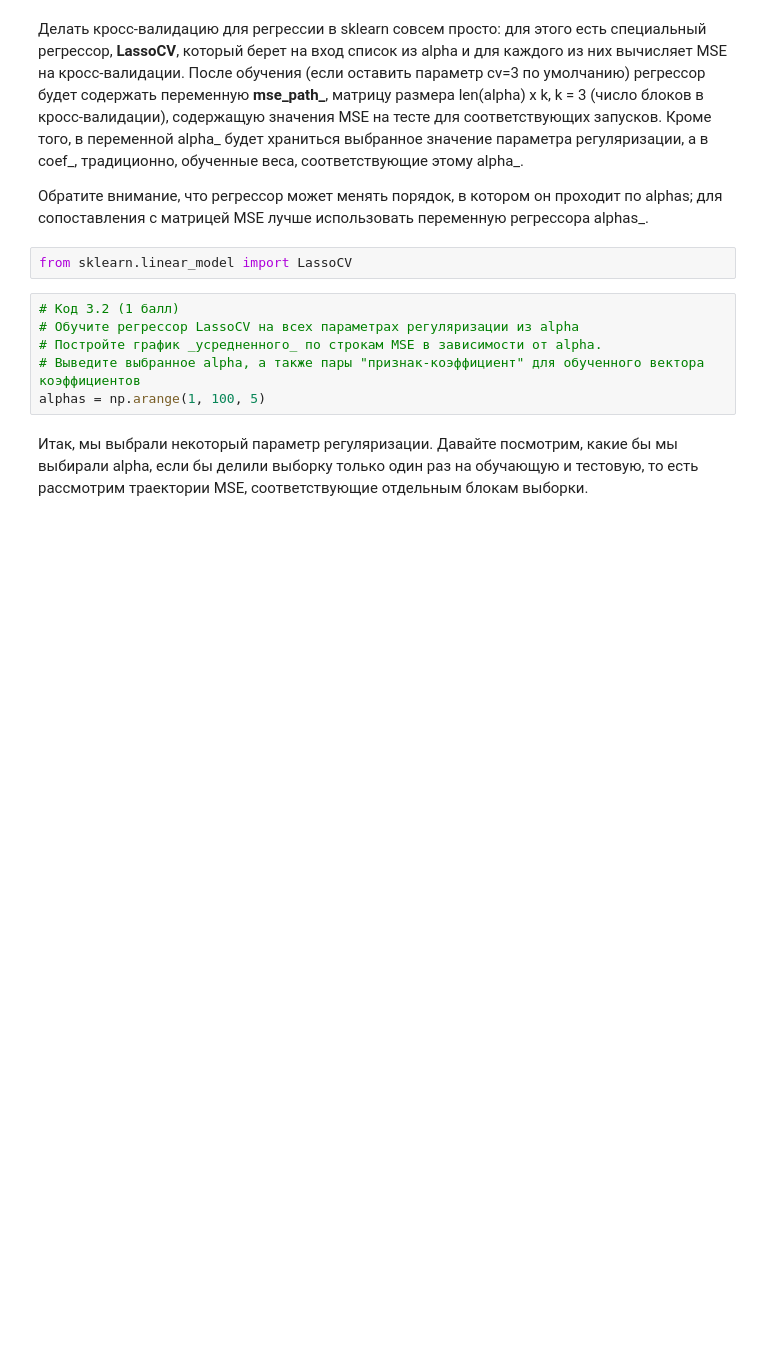
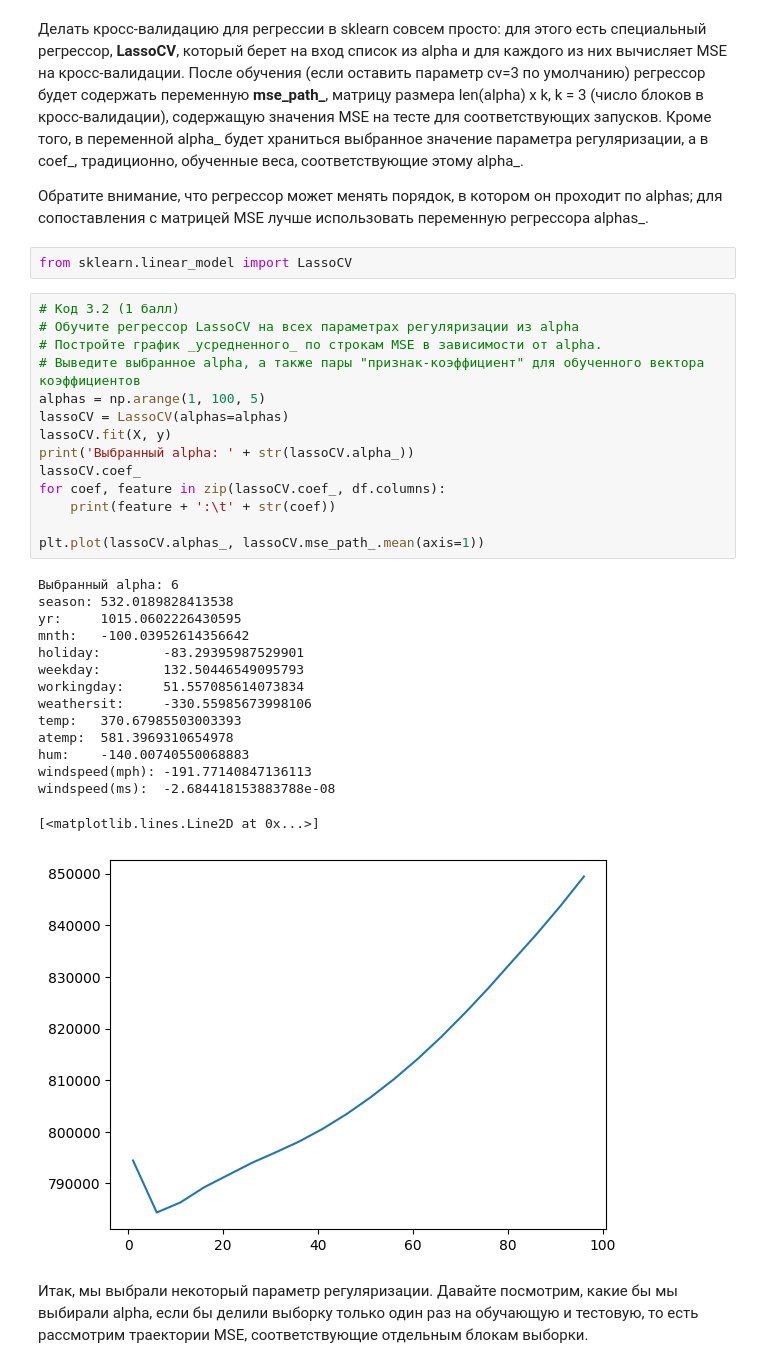
Before and after one commit to CuteLer/recommendation-systems, a Jupyter notebook: lab2/Валерия_Михайловская_Лабораторная_работа_2.ipynb, the cells around one changed output. Saved outputs shown, nothing was run; the diff lists cells and outputs as text; blank space fills up the shorter version.

```diff
--- a/lab2/Валерия_Михайловская_Лабораторная_работа_2.ipynb
+++ b/lab2/Валерия_Михайловская_Лабораторная_работа_2.ipynb
@@ -316,9 +316,33 @@ from sklearn.linear_model import LassoCV
 # %%
 # Код 3.2 (1 балл)
 # Обучите регрессор LassoCV на всех параметрах регуляризации из alpha
 # Постройте график _усредненного_ по строкам MSE в зависимости от alpha.
 # Выведите выбранное alpha, а также пары "признак-коэффициент" для обученного вектора коэффициентов
 alphas = np.arange(1, 100, 5)
+lassoCV = LassoCV(alphas=alphas)
+lassoCV.fit(X, y)
+print('Выбранный alpha: ' + str(lassoCV.alpha_))
+lassoCV.coef_
+for coef, feature in zip(lassoCV.coef_, df.columns):
+    print(feature + ':\t' + str(coef))
+
+plt.plot(lassoCV.alphas_, lassoCV.mse_path_.mean(axis=1))
+# %% [output]
+Выбранный alpha: 6
+season: 532.0189828413538
+yr:     1015.0602226430595
+mnth:   -100.03952614356642
+holiday:        -83.29395987529901
+weekday:        132.50446549095793
+workingday:     51.557085614073834
+weathersit:     -330.55985673998106
+temp:   370.67985503003393
+atemp:  581.3969310654978
+hum:    -140.00740550068883
+windspeed(mph): -191.77140847136113
+windspeed(ms):  -2.684418153883788e-08
+[<matplotlib.lines.Line2D at 0x...>]
+[figure, added]
 # %% [markdown]
 Итак, мы выбрали некоторый параметр регуляризации. Давайте посмотрим, какие бы мы выбирали alpha, если бы делили выборку только один раз на обучающую и тестовую, то есть рассмотрим траектории MSE, соответствующие отдельным блокам выборки.
 # %%
```
Also changed, not shown: parts of 6 cells of this notebook, 1 other file.
